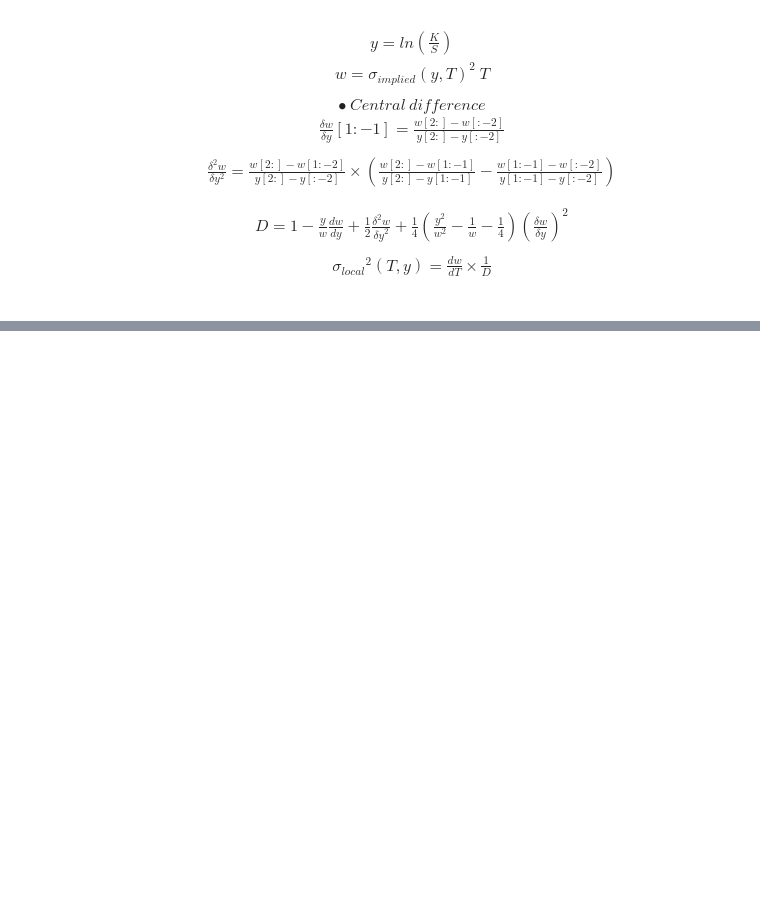
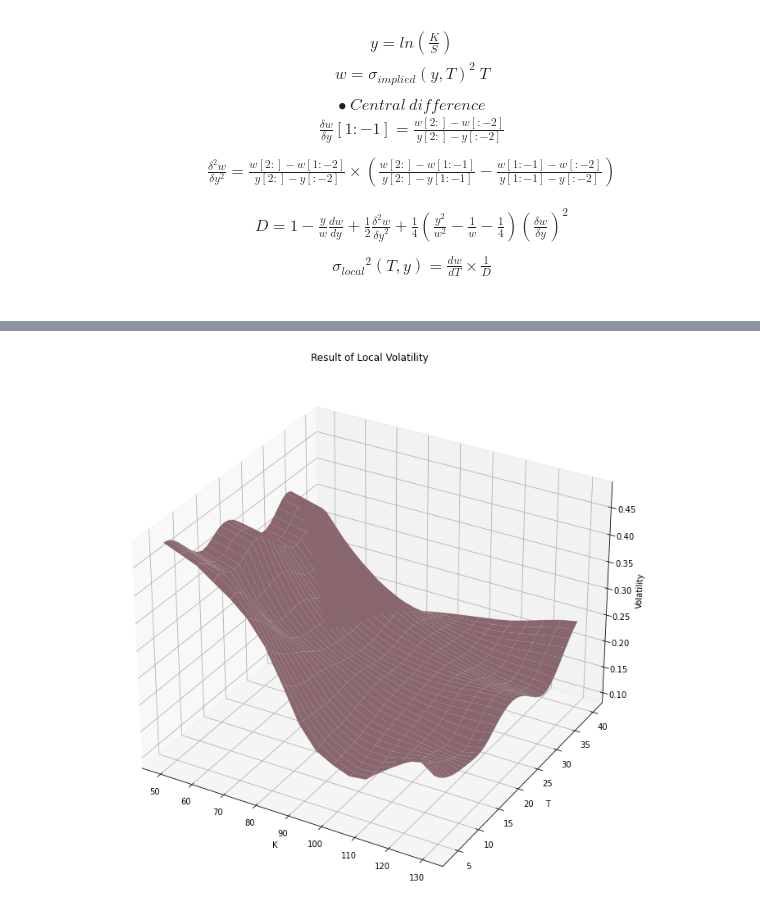
Before and after one commit to ciiadaesun/Derivative_Pricing, a Jupyter notebook: Local_Volatility.ipynb, the cells around one changed output, grey strips where cells are left out. Drawn from its saved outputs; the diff is of its cells as text; code cells hidden in the pictures; blank space fills up the shorter version.

Commit message:
calibration of local volatility

```diff
--- a/Local_Volatility.ipynb
+++ b/Local_Volatility.ipynb
@@ -71,4 +72,4 @@ def calibrate_local_vol(path_option_data, sheet_imvol, Node = 5) :
 path_option_data = 'option.xlsx'
 sheet_imvol= 'SX5E_vol'
 sheet_imvol2 = 'HSI_vol'
-calibrate_local_vol(path_option_data, sheet_imvol2, Node = 5)
+HSI_vol = calibrate_local_vol(path_option_data, sheet_imvol2, Node = 5)
@@ -94,0 +98,20 @@ calibrate_local_vol(path_option_data, sheet_imvol2, Node = 5)
+# %%
+def plotting_local_vol(local_vol, color = 'pink') :
+    fun = np.vectorize(lambda Y,X : np.array(local_vol)[Y,X])
+    S0=np.array(local_vol.index)
+    S1=np.array(local_vol.columns)
+    YY,XX = np.meshgrid(S1,S0)
+    fig = plt.figure(figsize=(12,12))
+    ax = fig.add_subplot(111, projection='3d')
+    # Plot a 3D surface
+    ax.plot_surface(XX,YY, local_vol ,color = color)
+    ax.set_title('Result of Local Volatility')
+    ax.set_xlabel('K')
+    ax.set_ylabel('T')
+    ax.set_zlabel('Volatility')
+
+    plt.show()
+# %%
+plotting_local_vol(HSI_vol)
+# %% [output]
+[figure, added]
```
Also changed, not shown: parts of 3 cells of this notebook, 1 other file.
